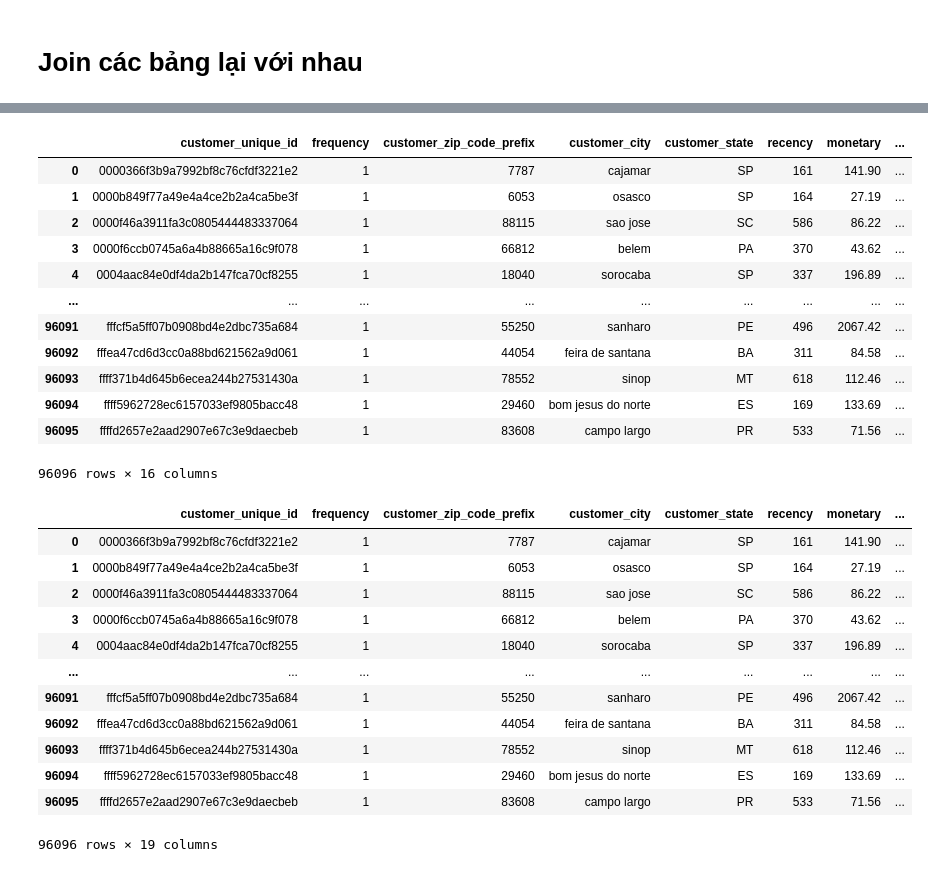
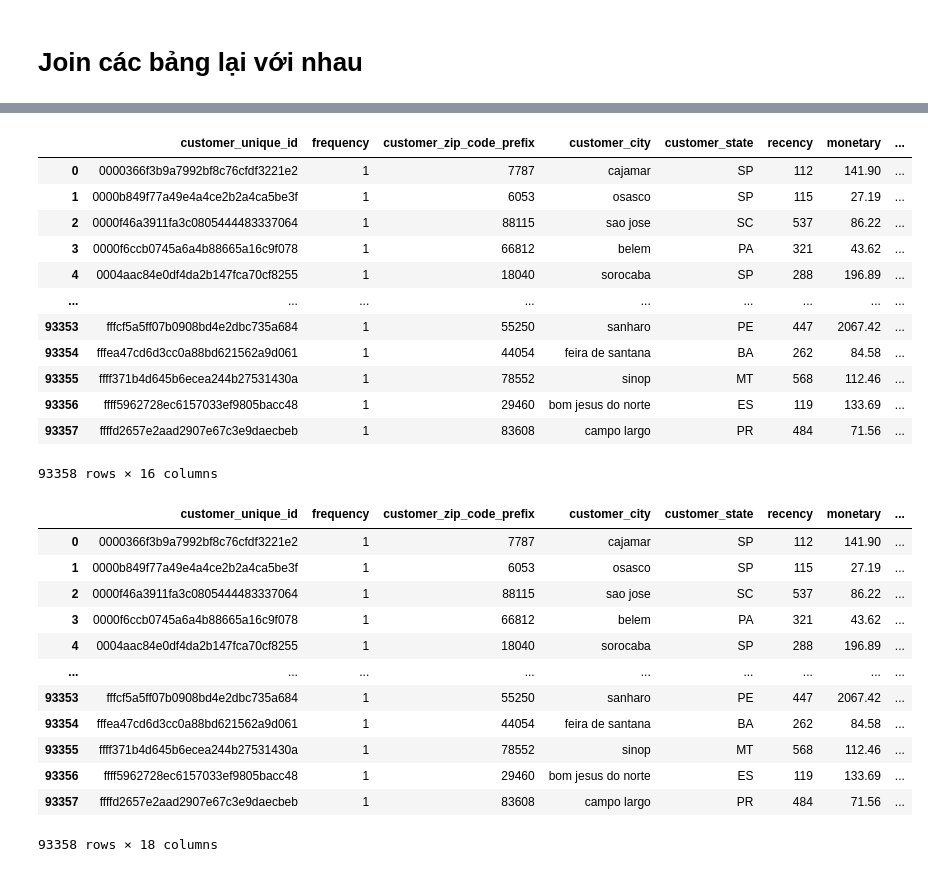
Before and after one commit to Avcuongy/data-mining-project, a Jupyter notebook: notebooks/3_univariate.ipynb, the cells around one changed output, grey strips where cells are left out. Cells and saved outputs as stored; diff of their text form; code cells hidden in the pictures.

```diff
--- a/notebooks/3_univariate.ipynb
+++ b/notebooks/3_univariate.ipynb
@@ -149,0 +54,2 @@ df_customers
+# %%
+df_orders = df_orders[df_orders['order_status'] == 'delivered']
@@ -151,0 +95,3 @@ df_customers
+# %%
+df_merge = df_merge[df_merge['order_status'] == 'delivered']
+df_merge
@@ -165,7 +125,7 @@ def mode_or_last(x):
 
 
 olist_customers = (
-    df_customers
+    df_merge
     .groupby("customer_unique_id")
     .agg(
         frequency=("customer_id", "count"),
@@ -187,3 +147,5 @@ olist_customers = (
     )
     .reset_index()
 )
+
+olist_customers
@@ -703,18 +648,18 @@ olist_customers = olist_customers.merge(
 olist_customers
 # %% [output]
 |  | customer_unique_id | frequency | customer_zip_code_prefix | customer_city | customer_state | recency | monetary | ... |
-| 0 | 0000366f3b9a7992bf8c76cfdf3221e2 | 1 | 7787 | cajamar | SP | 161 | 141.90 | ... |
-| 1 | 0000b849f77a49e4a4ce2b2a4ca5be3f | 1 | 6053 | osasco | SP | 164 | 27.19 | ... |
-| 2 | 0000f46a3911fa3c0805444483337064 | 1 | 88115 | sao jose | SC | 586 | 86.22 | ... |
-| 3 | 0000f6ccb0745a6a4b88665a16c9f078 | 1 | 66812 | belem | PA | 370 | 43.62 | ... |
-| 4 | 0004aac84e0df4da2b147fca70cf8255 | 1 | 18040 | sorocaba | SP | 337 | 196.89 | ... |
+| 0 | 0000366f3b9a7992bf8c76cfdf3221e2 | 1 | 7787 | cajamar | SP | 112 | 141.90 | ... |
+| 1 | 0000b849f77a49e4a4ce2b2a4ca5be3f | 1 | 6053 | osasco | SP | 115 | 27.19 | ... |
+| 2 | 0000f46a3911fa3c0805444483337064 | 1 | 88115 | sao jose | SC | 537 | 86.22 | ... |
+| 3 | 0000f6ccb0745a6a4b88665a16c9f078 | 1 | 66812 | belem | PA | 321 | 43.62 | ... |
+| 4 | 0004aac84e0df4da2b147fca70cf8255 | 1 | 18040 | sorocaba | SP | 288 | 196.89 | ... |
 | ... | ... | ... | ... | ... | ... | ... | ... | ... |
-| 96091 | fffcf5a5ff07b0908bd4e2dbc735a684 | 1 | 55250 | sanharo | PE | 496 | 2067.42 | ... |
-| 96092 | fffea47cd6d3cc0a88bd621562a9d061 | 1 | 44054 | feira de santana | BA | 311 | 84.58 | ... |
-| 96093 | ffff371b4d645b6ecea244b27531430a | 1 | 78552 | sinop | MT | 618 | 112.46 | ... |
-| 96094 | ffff5962728ec6157033ef9805bacc48 | 1 | 29460 | bom jesus do norte | ES | 169 | 133.69 | ... |
-| 96095 | ffffd2657e2aad2907e67c3e9daecbeb | 1 | 83608 | campo largo | PR | 533 | 71.56 | ... |
+| 93353 | fffcf5a5ff07b0908bd4e2dbc735a684 | 1 | 55250 | sanharo | PE | 447 | 2067.42 | ... |
+| 93354 | fffea47cd6d3cc0a88bd621562a9d061 | 1 | 44054 | feira de santana | BA | 262 | 84.58 | ... |
+| 93355 | ffff371b4d645b6ecea244b27531430a | 1 | 78552 | sinop | MT | 568 | 112.46 | ... |
+| 93356 | ffff5962728ec6157033ef9805bacc48 | 1 | 29460 | bom jesus do norte | ES | 119 | 133.69 | ... |
+| 93357 | ffffd2657e2aad2907e67c3e9daecbeb | 1 | 83608 | campo largo | PR | 484 | 71.56 | ... |
-96096 rows × 16 columns
+93358 rows × 16 columns
 # %%
 import pandas as pd
 
@@ -739,58 +684,42 @@ df_merge["freight_value"] = pd.to_numeric(
 # Estimated gap:
 # số ngày dự kiến giao kể từ lúc mua
 df_merge["estimated_gap"] = (
     df_merge["order_estimated_delivery_date"]
     - df_merge["order_purchase_timestamp"]
 ).dt.days
 
-# Delivery variability:
-# độ lệch giữa giao thực tế và ETA
-df_merge["delivery_gap"] = (
-    df_merge["order_delivered_customer_date"]
-    - df_merge["order_estimated_delivery_date"]
-).dt.days
-
 # ===== CUSTOMER LEVEL =====
 
 delivery_features_df = (
     df_merge
     .groupby("customer_unique_id")
     .agg(
         avg_freight_value=("freight_value", "mean"),
 
         avg_estimated_gap=("estimated_gap", "mean"),
-
-        # std = variability
-        avg_delivery_variability=("delivery_gap", "std"),
     )
     .reset_index()
-)
-
-# fill NaN cho customer chỉ có 1 order
-delivery_features_df["avg_delivery_variability"] = (
-    delivery_features_df["avg_delivery_variability"]
-    .fillna(0)
 )
 
 # Join vào olist_customers
 olist_customers = olist_customers.merge(
     delivery_features_df,
     on="customer_unique_id",
     how="left"
 )
 
 olist_customers
 # %% [output]
 |  | customer_unique_id | frequency | customer_zip_code_prefix | customer_city | customer_state | recency | monetary | ... |
-| 0 | 0000366f3b9a7992bf8c76cfdf3221e2 | 1 | 7787 | cajamar | SP | 161 | 141.90 | ... |
-| 1 | 0000b849f77a49e4a4ce2b2a4ca5be3f | 1 | 6053 | osasco | SP | 164 | 27.19 | ... |
-| 2 | 0000f46a3911fa3c0805444483337064 | 1 | 88115 | sao jose | SC | 586 | 86.22 | ... |
-| 3 | 0000f6ccb0745a6a4b88665a16c9f078 | 1 | 66812 | belem | PA | 370 | 43.62 | ... |
-| 4 | 0004aac84e0df4da2b147fca70cf8255 | 1 | 18040 | sorocaba | SP | 337 | 196.89 | ... |
+| 0 | 0000366f3b9a7992bf8c76cfdf3221e2 | 1 | 7787 | cajamar | SP | 112 | 141.90 | ... |
+| 1 | 0000b849f77a49e4a4ce2b2a4ca5be3f | 1 | 6053 | osasco | SP | 115 | 27.19 | ... |
+| 2 | 0000f46a3911fa3c0805444483337064 | 1 | 88115 | sao jose | SC | 537 | 86.22 | ... |
+| 3 | 0000f6ccb0745a6a4b88665a16c9f078 | 1 | 66812 | belem | PA | 321 | 43.62 | ... |
+| 4 | 0004aac84e0df4da2b147fca70cf8255 | 1 | 18040 | sorocaba | SP | 288 | 196.89 | ... |
 | ... | ... | ... | ... | ... | ... | ... | ... | ... |
-| 96091 | fffcf5a5ff07b0908bd4e2dbc735a684 | 1 | 55250 | sanharo | PE | 496 | 2067.42 | ... |
-| 96092 | fffea47cd6d3cc0a88bd621562a9d061 | 1 | 44054 | feira de santana | BA | 311 | 84.58 | ... |
-| 96093 | ffff371b4d645b6ecea244b27531430a | 1 | 78552 | sinop | MT | 618 | 112.46 | ... |
-| 96094 | ffff5962728ec6157033ef9805bacc48 | 1 | 29460 | bom jesus do norte | ES | 169 | 133.69 | ... |
-| 96095 | ffffd2657e2aad2907e67c3e9daecbeb | 1 | 83608 | campo largo | PR | 533 | 71.56 | ... |
+| 93353 | fffcf5a5ff07b0908bd4e2dbc735a684 | 1 | 55250 | sanharo | PE | 447 | 2067.42 | ... |
+| 93354 | fffea47cd6d3cc0a88bd621562a9d061 | 1 | 44054 | feira de santana | BA | 262 | 84.58 | ... |
+| 93355 | ffff371b4d645b6ecea244b27531430a | 1 | 78552 | sinop | MT | 568 | 112.46 | ... |
+| 93356 | ffff5962728ec6157033ef9805bacc48 | 1 | 29460 | bom jesus do norte | ES | 119 | 133.69 | ... |
+| 93357 | ffffd2657e2aad2907e67c3e9daecbeb | 1 | 83608 | campo largo | PR | 484 | 71.56 | ... |
-96096 rows × 19 columns
+93358 rows × 18 columns
```
Also changed, not shown: parts of 46 cells of this notebook, 1 other file.
